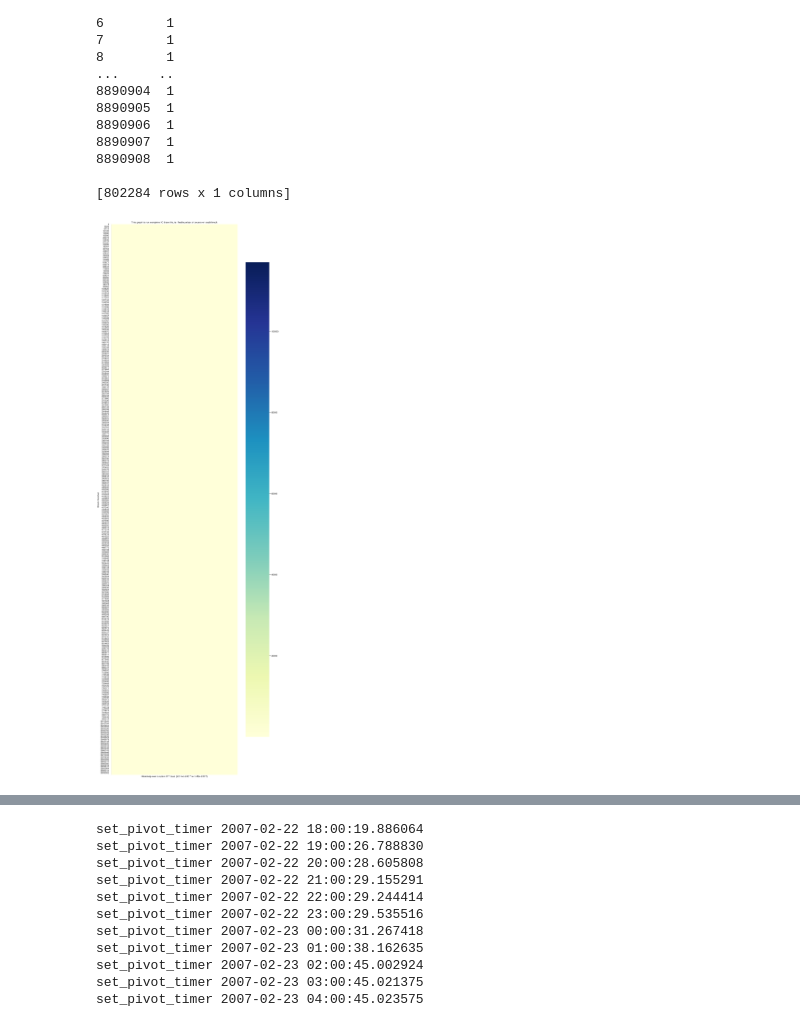
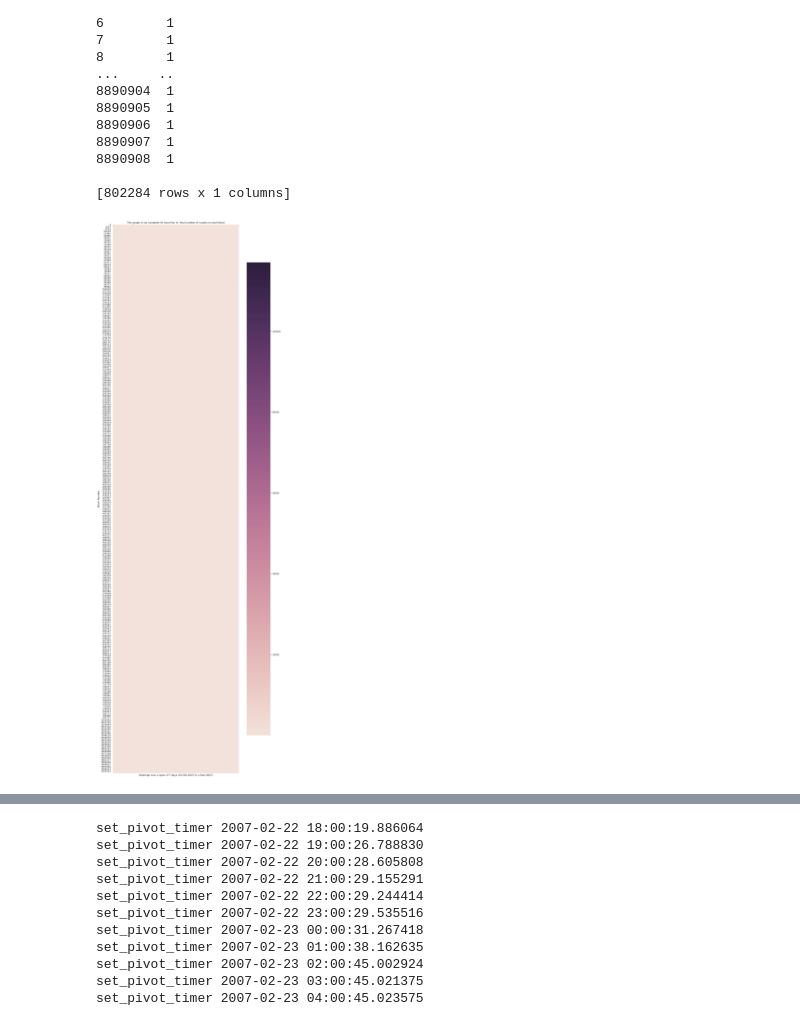
Before and after one commit to PrathUpadhyay/Systems, a Jupyter notebook: IO_Traces/MSR_Traces_mds_0.ipynb, the cells around one changed output, grey strips where cells are left out. Saved outputs shown, nothing was run; the diff lists cells and outputs as text; code cells hidden in the pictures.

```diff
--- a/IO_Traces/MSR_Traces_mds_0.ipynb
+++ b/IO_Traces/MSR_Traces_mds_0.ipynb
@@ -45,20 +61,19 @@ data.shape
 # PART 1 - All Access
 
 block_counter_dict = {}
+block_read_counter_dict = {}
+block_write_counter_dict = {}
+
+
 
 for row in data.itertuples():
 
     # taking block size = 4KB
-
     block_index = int(row.Offset / 4096)
 
-#     if (block_index in block_counter_dict):
-#         block_counter_dict[block_index] += 1
-#     else:
-#         block_counter_dict[block_index] = 1
-
-
-
+    flag_r = False
+    if (row.Type == 'Read'):
+        flag_r = True  # else flag = Write
 
 
 
@@ -67,14 +82,26 @@ for row in data.itertuples():
 
     # Incrememnt next blocks counter ------- start from 1 as 0th block already added
     for i in range(0, next_blocks_count):
-        # Already done for 0th block
-#         if (i == 0):
-#             continue
         if (block_index+i in block_counter_dict):
             block_counter_dict[block_index+i] += 1
         else:
             block_counter_dict[block_index+i] = 1
 
+
+
+
+    # Read and Write counters
+    for i in range(0, next_blocks_count):
+        if (flag_r):
+            if (block_index+i in block_read_counter_dict):
+                block_read_counter_dict[block_index+i] += 1
+            else:
+                block_read_counter_dict[block_index+i] = 1
+        else:        # else means write
+            if (block_index+i in block_write_counter_dict):
+                block_write_counter_dict[block_index+i] += 1
+            else:
+                block_write_counter_dict[block_index+i] = 1
 
 
 print ("Number of blocks accessed", len(block_counter_dict))
@@ -84,10 +111,11 @@ print ("Sum of all the block accesses", sum(block_counter_dict.values()))
 
 
 
-# for key in sorted(block_counter_dict):
-#     print ("%s: %s" % (key, block_counter_dict[key]))
+sorted_block_counter_dict = collections.OrderedDict(sorted(block_counter_dict.items()))
+sorted_block_read_counter_dict = collections.OrderedDict(sorted(block_read_counter_dict.items()))
+sorted_block_write_counter_dict = collections.OrderedDict(sorted(block_write_counter_dict.items()))
 
-sorted_block_counter_dict = collections.OrderedDict(sorted(block_counter_dict.items()))
+
 # print(sorted_block_counter_dict)
 
 # print(sorted(block_counter_dict.values(), reverse=True))
@@ -117,10 +149,11 @@ print(sorted_df)
 [802284 rows x 1 columns]
 # %%
 sns.set(rc={'figure.figsize':(14,50)})
-heatmap = sns.heatmap(sorted_df, cmap="YlGnBu", xticklabels=False)
+cmap_i = sns.cubehelix_palette(as_cmap=True, light=.9)
+heatmap = sns.heatmap(sorted_df, cmap=cmap_i, xticklabels=False)
 plt.xlabel('Heatmap over a span of 7 days (22-Feb-2007 to 1-Mar-2007)')
 plt.ylabel('Block Number')
 plt.title('This graph is run complete IO trace file, ie. final number of counts on each block')
 plt.show()
 # %% [output]
-[figure, old version]
+[figure, new version]
```
Also changed, not shown: parts of 10 cells of this notebook.
